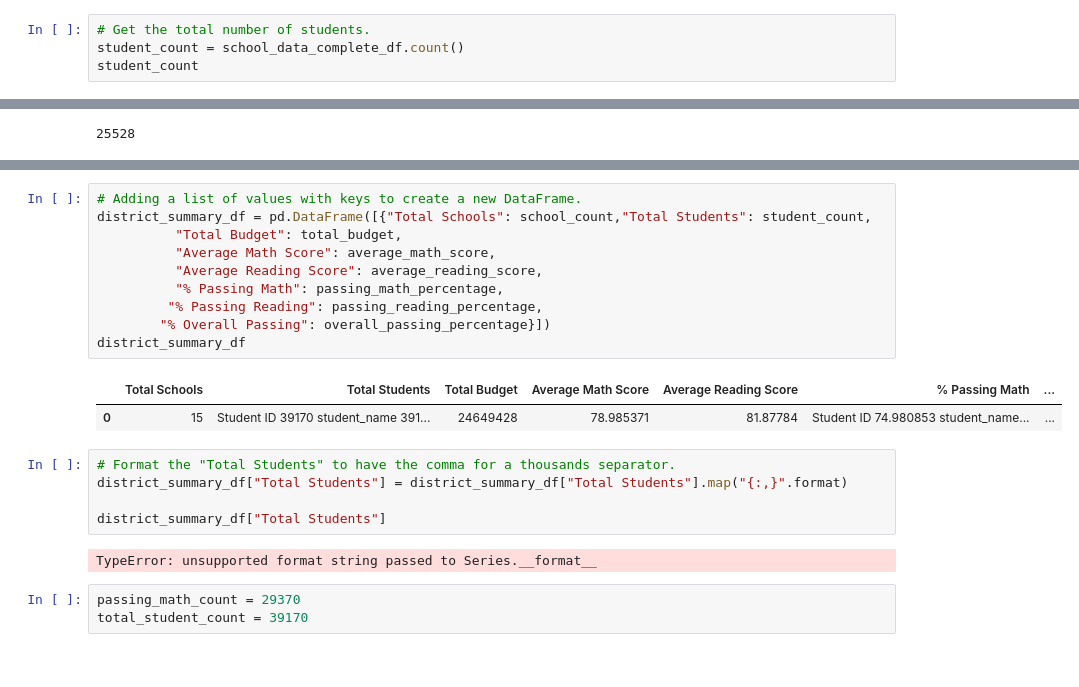
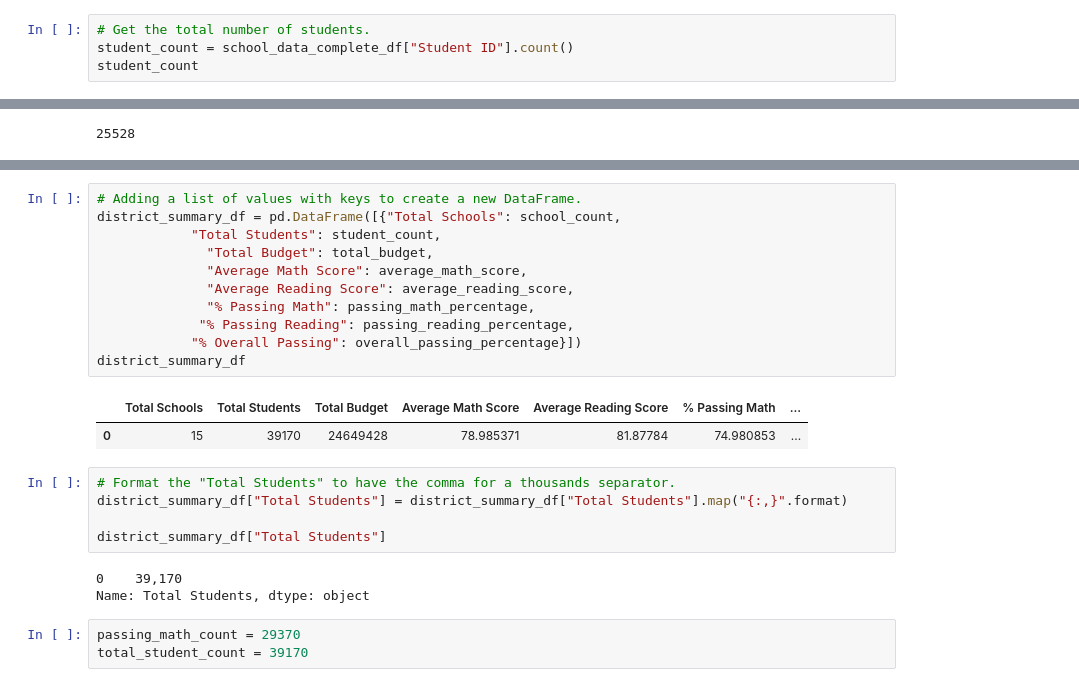
Before and after one commit to SReid704/School_District_Analysis, a Jupyter notebook: PyCitySchools.ipynb, the cells around one changed output, grey strips where cells are left out. Saved outputs shown, nothing was run; the diff lists cells and outputs as text.

```diff
--- a/PyCitySchools.ipynb
+++ b/PyCitySchools.ipynb
@@ -242,6 +235,6 @@ school_data_complete_df.head()
 | 4 | 4 | Bonnie Ray | F | 9th | Huang High School | 97 | 84 | 0 | ... |
 # %%
 # Get the total number of students.
-student_count = school_data_complete_df.count()
+student_count = school_data_complete_df["Student ID"].count()
 student_count
 # %% [output]
@@ -441,23 +401,25 @@ dtype: float64
 # %%
 # Adding a list of values with keys to create a new DataFrame.
-district_summary_df = pd.DataFrame([{"Total Schools": school_count,"Total Students": student_count,
-          "Total Budget": total_budget,
-          "Average Math Score": average_math_score,
-          "Average Reading Score": average_reading_score,
-          "% Passing Math": passing_math_percentage,
-         "% Passing Reading": passing_reading_percentage,
-        "% Overall Passing": overall_passing_percentage}])
+district_summary_df = pd.DataFrame([{"Total Schools": school_count,
+            "Total Students": student_count,
+              "Total Budget": total_budget,
+              "Average Math Score": average_math_score,
+              "Average Reading Score": average_reading_score,
+              "% Passing Math": passing_math_percentage,
+             "% Passing Reading": passing_reading_percentage,
+            "% Overall Passing": overall_passing_percentage}])
 district_summary_df
 # %% [output]
 |  | Total Schools | Total Students | Total Budget | Average Math Score | Average Reading Score | % Passing Math | ... |
-| 0 | 15 | Student ID 39170 student_name 391... | 24649428 | 78.985371 | 81.87784 | Student ID 74.980853 student_name... | ... |
+| 0 | 15 | 39170 | 24649428 | 78.985371 | 81.87784 | 74.980853 | ... |
 # %%
 # Format the "Total Students" to have the comma for a thousands separator.
 district_summary_df["Total Students"] = district_summary_df["Total Students"].map("{:,}".format)
 
 district_summary_df["Total Students"]
 # %% [output]
-TypeError: unsupported format string passed to Series.__format__
+0    39,170
+Name: Total Students, dtype: object
 # %%
 passing_math_count = 29370
 total_student_count = 39170
```
Also changed, not shown: parts of 11 cells of this notebook.
